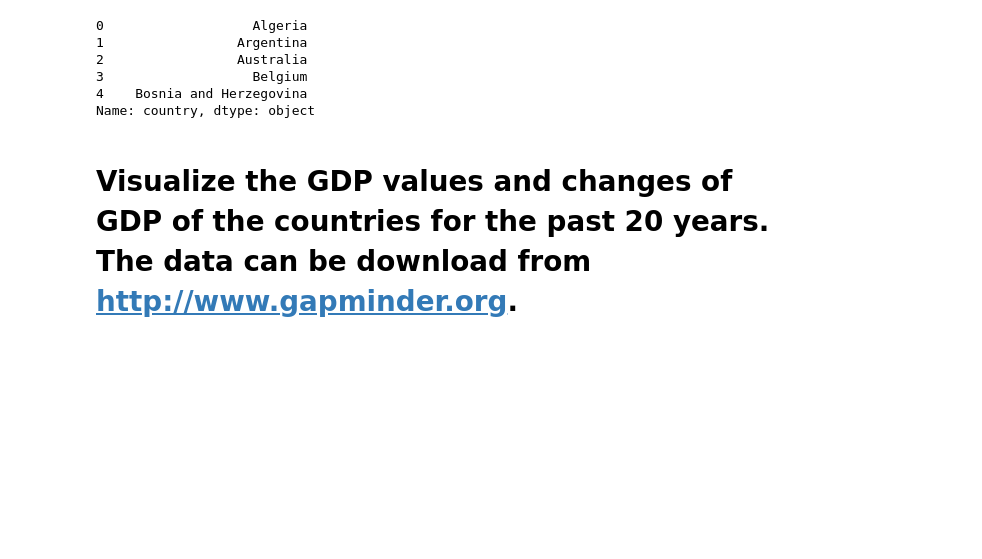
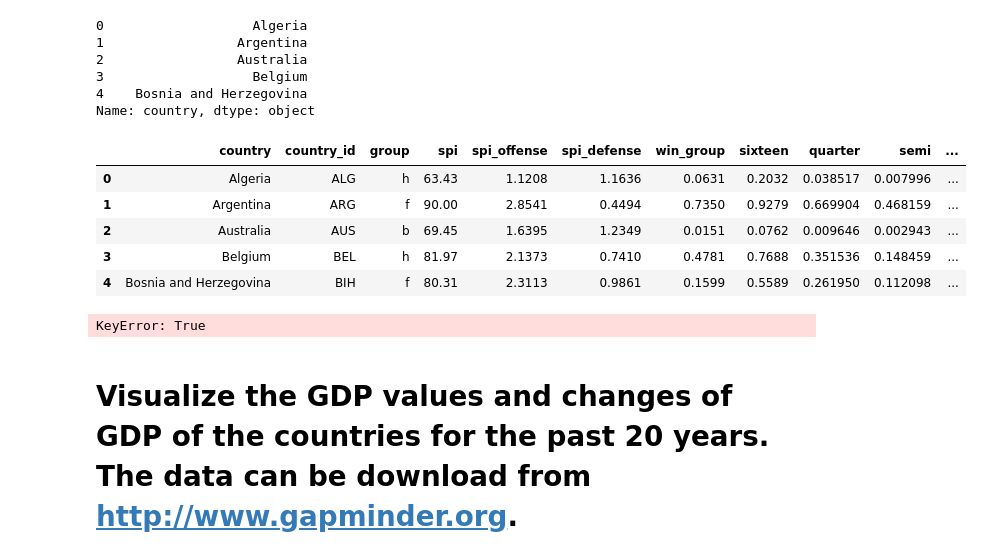
Before and after one commit to Brainor/Fudan-Data_Visualization, a Jupyter notebook: HW2/Data Visualization - Homework2.ipynb, the cells around one changed output. Cells and saved outputs as stored; diff of their text form; code cells hidden in the pictures; blank space fills up the shorter version.

```diff
--- a/HW2/Data Visualization - Homework2.ipynb
+++ b/HW2/Data Visualization - Homework2.ipynb
@@ -227,3 +225,24 @@ countries = list(countries)
+# %%
+world_cup_predictions[0].head()
+# %% [output]
+|  | country | country_id | group | spi | spi_offense | spi_defense | win_group | sixteen | quarter | semi | ... |
+| 0 | Algeria | ALG | h | 63.43 | 1.1208 | 1.1636 | 0.0631 | 0.2032 | 0.038517 | 0.007996 | ... |
+| 1 | Argentina | ARG | f | 90.00 | 2.8541 | 0.4494 | 0.7350 | 0.9279 | 0.669904 | 0.468159 | ... |
+| 2 | Australia | AUS | b | 69.45 | 1.6395 | 1.2349 | 0.0151 | 0.0762 | 0.009646 | 0.002943 | ... |
+| 3 | Belgium | BEL | h | 81.97 | 2.1373 | 0.7410 | 0.4781 | 0.7688 | 0.351536 | 0.148459 | ... |
+| 4 | Bosnia and Herzegovina | BIH | f | 80.31 | 2.3113 | 0.9861 | 0.1599 | 0.5589 | 0.261950 | 0.112098 | ... |
+# %%
+countries = list(countries)
+countries_predictions = {}
+for item in world_cup_predictions:
+    for cty in countries:
+        try:
+            countries_predictions[cty].append(item[country==cty].win)
+        except KeyError:
+            countries_predictions[cty] = []
+            countries_predictions[cty].append(item[country==cty].win)
+# %% [output]
+KeyError: True
 # %% [markdown]
 # Visualize the GDP values and changes of GDP of the countries for the past 20 years. The data can be download from http://www.gapminder.org.
 # %% [markdown]
```
Also changed, not shown: parts of 1 cell of this notebook.
